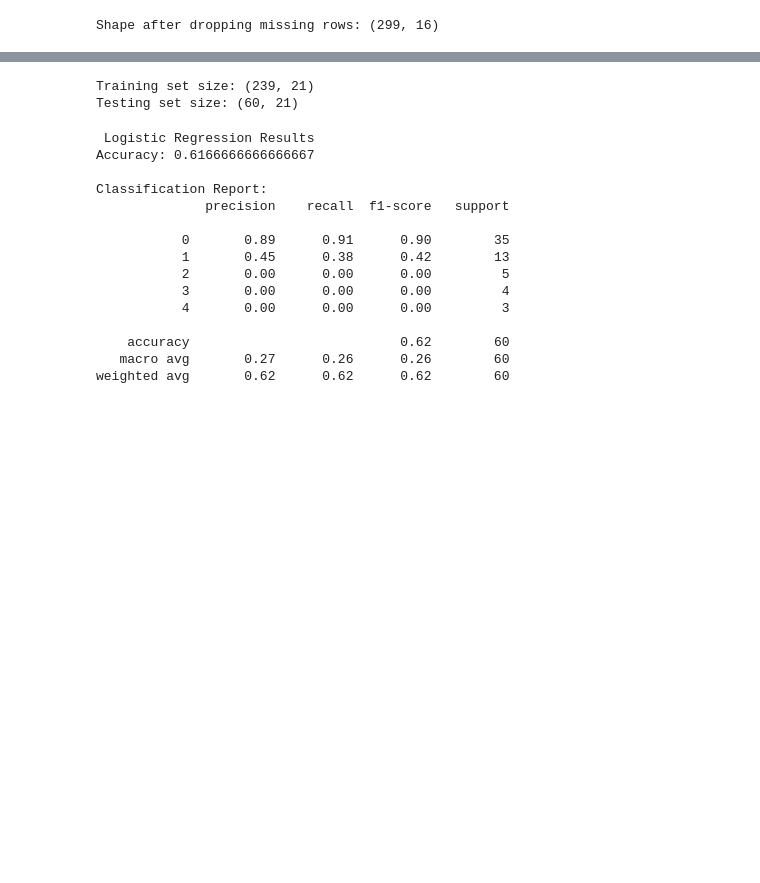
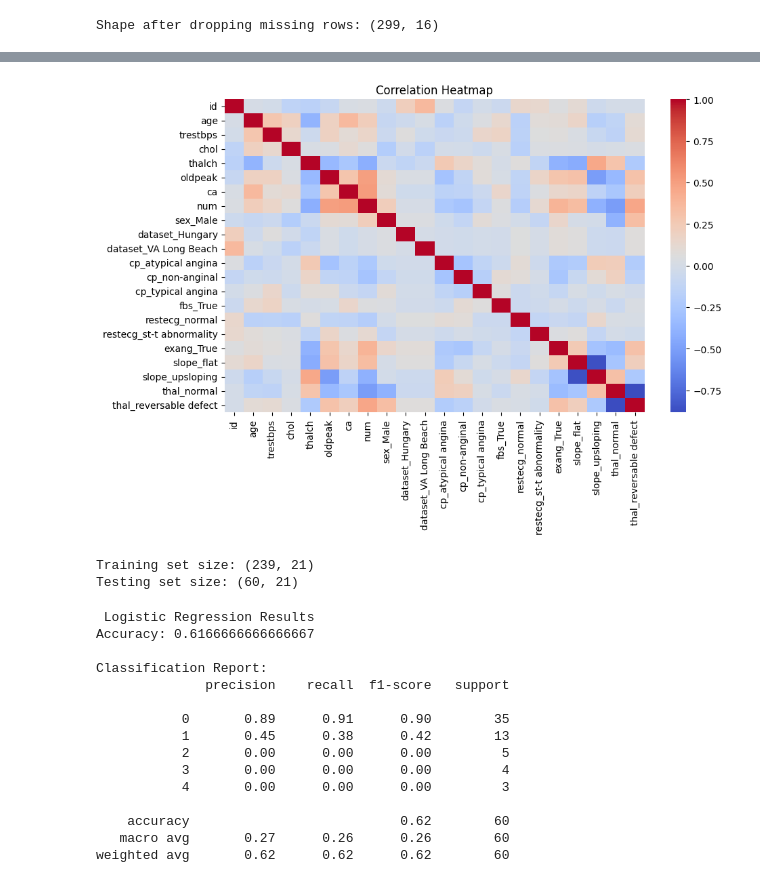
Before and after one commit to PES2UG23CS290/Predicting-Disease-Type-from-Clinical-Measurements, a Jupyter notebook: disease_pred.ipynb, the cells around one changed output, grey strips where cells are left out. Cells and saved outputs as stored; diff of their text form; code cells hidden in the pictures; blank space fills up the shorter version.

Commit message:
Updated feature engineering LR and SVM

```diff
--- a/disease_pred.ipynb
+++ b/disease_pred.ipynb
@@ -127,3 +127,21 @@ data=data.dropna()
 print("\nShape after dropping missing rows:", data.shape)
 # %% [output]
 Shape after dropping missing rows: (299, 16)
+# %%
+
+#  Feature Engineering
+
+cat_cols = data.select_dtypes(include=['object']).columns
+num_cols = data.select_dtypes(include=['int64', 'float64']).columns
+
+print("Categorical columns:", list(cat_cols))
+print("Numerical columns:", list(num_cols))
+
+# Encode categorical features using one-hot encoding
+df_encoded = pd.get_dummies(data, columns=cat_cols, drop_first=True)
+
+print("\nShape after encoding:", df_encoded.shape)
+display(df_encoded.head())
+
+# Remove duplicates if any
+df_encoded = df_encoded.drop_duplicates()
@@ -130,3 +160,13 @@ Shape after dropping missing rows: (299, 16)
+# %%
+
+#  Correlation Analysis
+
+plt.figure(figsize=(10,6))
+sns.heatmap(df_encoded.corr(), cmap='coolwarm', annot=False)
+plt.title("Correlation Heatmap")
+plt.show()
+# %% [output]
+[figure, added]
 # %%
 X = data.drop('num', axis=1)
 y = data['num']
```
Also changed, not shown: parts of 3 cells of this notebook.
